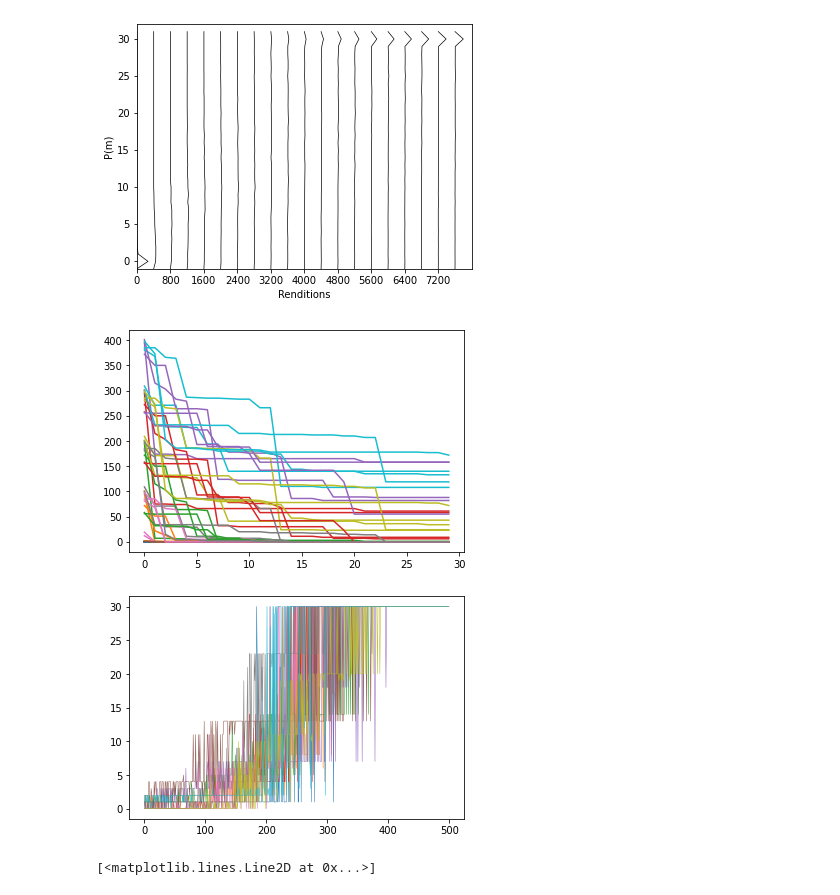
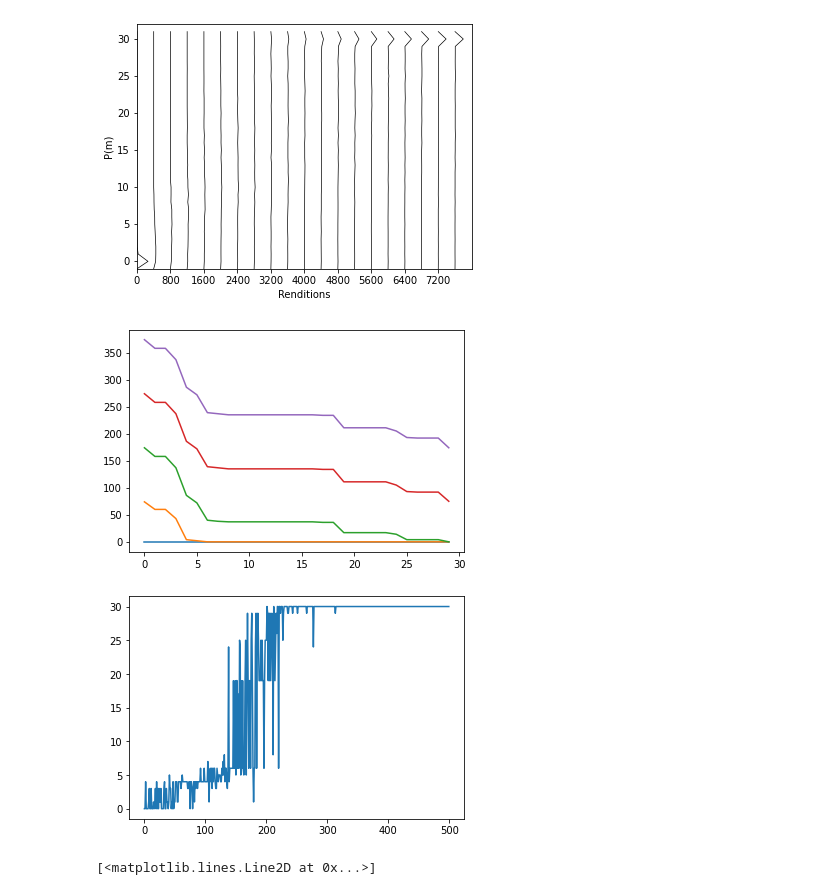
Before and after one commit to davidgbe/synfire_chain_growth, a Jupyter notebook: Computing expectation and variance in final layer with activity 2.ipynb, the cells around one changed output. Drawn from its saved outputs; the diff is of its cells as text; code cells hidden in the pictures.

```diff
--- a/Computing expectation and variance in final layer with activity 2.ipynb
+++ b/Computing expectation and variance in final layer with activity 2.ipynb
@@ -138,21 +138,21 @@ Text(0, 0.5, 'P(m)')
 # %%
 scale = 1.5
 fig, axs = plt.subplots(2, 1, sharex=False, sharey=False, figsize=(4 * scale, 6 * scale))
 
 all_failure_points = []
 
 for j in range(1000):
     transitions, visits, failure_points = sim_markov_chain_autonomous(500, alpha=0.001, std_beta=0.1)
     all_failure_points.append(failure_points)
-    if j < 10:
+    if j < 1:
         for i in range(0, visits.shape[0], 100):
             axs[0].plot(np.arange(n_layers), visits[i, :])
-        axs[1].plot(np.arange(visits.shape[0]), failure_points, lw=0.5)
+        axs[1].plot(np.arange(visits.shape[0]), failure_points)
 
 all_failure_points = np.array(all_failure_points)
 # axs[1].set_xlim(0, 30)
 # %% [output]
-[figure, old version]
+[figure, new version]
 # %%
 fig, axs = plt.subplots(1, 1, sharex=False, sharey=False, figsize=(4 * scale, 3 * scale))
 axs.plot(np.arange(all_failure_points.shape[1]), np.mean(all_failure_points, axis=0))
```
Also changed, not shown: 2 other files.
